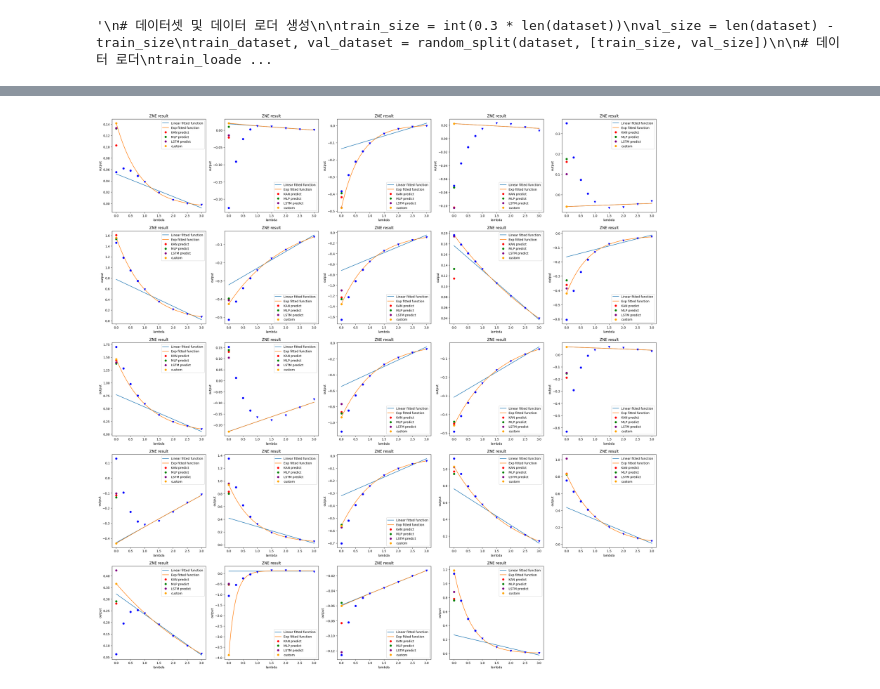
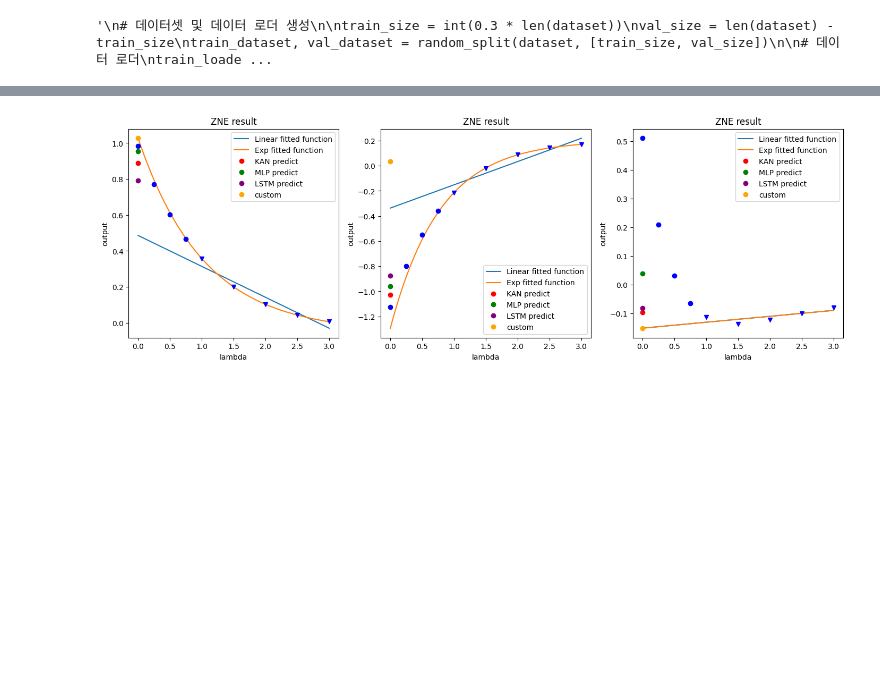
Before and after one commit to pop756/Quantum_KAN, a Jupyter notebook: KAN_error_mitigation.ipynb, the cells around one changed output, grey strips where cells are left out. Cells and saved outputs as stored; diff of their text form; code cells hidden in the pictures; blank space fills up the shorter version.

```diff
--- a/KAN_error_mitigation.ipynb
+++ b/KAN_error_mitigation.ipynb
@@ -569,13 +583,13 @@ class RegressionModel(nn.Module):
 
 model_MLP = RegressionModel()
 criterion = nn.MSELoss()
-optimizer_MLP = torch.optim.Adam(model_MLP.parameters(), lr=0.01)
+optimizer_MLP = torch.optim.Adam(model_MLP.parameters(), lr=0.05)
 
 from kan import KAN
 class Model(nn.Module):
     def __init__(self):
         super(Model, self).__init__()
-        self.KAN = KAN([len(input_list2),len(input_list2)*2-1,1],grid=2)
+        self.KAN = KAN([len(input_list2),len(input_list2)*2-1,1],grid=1)
     def forward(self, x):
         output = self.KAN(x)
         #output = nn.Sigmoid()(output)
@@ -600,7 +614,7 @@ class LSTMModel(nn.Module):
 
 model = Model()
 LSTM_model = LSTMModel(1, 32, 1)
-criterion = nn.MSELoss()
+criterion = nn.L1Loss()
 optimizer = torch.optim.Adam(model.parameters(), lr=0.05)
 optimizer_LSTM = torch.optim.Adam(LSTM_model.parameters(), lr=0.05)
 # %%
@@ -692,8 +706,8 @@ def extrapolate_values_temp(y_data,x_data,label):
     y_linear_0 = linear_func(0, a_linear, b_linear)
 
     # 지수 함수 피팅 초기 추정값 및 범위 설정
-    initial_guess = [0.8, 1, 1]
-    bounds = ([0, -4, -np.inf], [1, 4, np.inf])
+    initial_guess = [0.9, 1, 1]
+    bounds = ([0, -2, -np.inf], [1, 2, np.inf])
 
     params_exp, _ = curve_fit(exp_func, x_data, y_data, p0=initial_guess, bounds=bounds, maxfev=10000)
     a_exp, b_exp, c_exp = params_exp
@@ -772,7 +798,7 @@ def curve_plot(x,y):
     params_linear, _ = curve_fit(linear_func, x, y)
 
     # 지수 함수 피팅 초기 추정값 및 범위 설정
-    initial_guess = [0.8, 1, 1]
+    initial_guess = [0.9, 1, 1]
     bounds = ([0, -4, -np.inf], [1, 4, np.inf])
 
     params_exp, _ = curve_fit(exp_func, x, y, p0=initial_guess, bounds=bounds, maxfev=10000)
@@ -813,7 +839,7 @@ colors = ['red','green','purple','orange']
 models = ['KAN','MLP','LSTM']
 
 for (x,y) in train_dataset:
-    if index <25:
+    if  index <15:
 
 
 
@@ -827,12 +853,12 @@ for (x,y) in train_dataset:
         for index2,output in enumerate(model_outputs):
             plt.plot([0],output[index-1],'o',color=colors[index2],label=f'{models[index2]} predict')
 
-        plt.plot([0],y_temp_list[index-1],'o',color=colors[-1],label = 'custom')
+        #plt.plot([0],y_temp_list[index-1],'o',color=colors[-1],label = 'custom')
         plt.plot(input_list2,list(x),'bv')
         plt.plot([0],y,'bo')
 
         plt.legend()
         index+=1
     else:
-        break
+        index+=1
 # %% [output]
@@ -840,6 +866,6 @@ for (x,y) in train_dataset:
 # %%
 from matplotlib import pyplot as plt
-plt.figure(figsize=(32,32))
+plt.figure(figsize=(48,48))
 index = 1
 x_tensor = None
 y_tensor = None
@@ -858,38 +884,37 @@ y_tensor = torch.reshape(y_tensor,[-1,1])
 
 output_KAN = model(x_tensor).detach().numpy()
 output_MLP = model_MLP(x_tensor).detach().numpy()
 output_LSTM = LSTM_model(x_tensor).detach().numpy()
 
 model_outputs = [output_KAN,output_MLP,output_LSTM]
 colors = ['red','green','purple','orange']
 models = ['KAN','MLP','LSTM']
 
 for (x,y),(x1,y1) in zip(val_dataset,val_dataset_temp):
-    if index <25:
+    if 36<index <40:
 
 
 
 
-        plt.subplot(5,5,index)
+        plt.subplot(8,8,index)
         plt.title("ZNE result")
         plt.xlabel("lambda")
         plt.ylabel("output")
         curve_plot(input_list2,x)
 
         for index2,output in enumerate(model_outputs):
             plt.plot([0],output[index-1],'o',color=colors[index2],label=f'{models[index2]} predict')
 
         plt.plot([0],y_temp_list[index-1],'o',color=colors[-1],label = 'custom')
         plt.plot(input_list1[:4],list(x1[:4]),'bo')
         plt.plot(input_list2,list(x),'bv')
 
-
         plt.legend()
         index+=1
     else:
-        break
+        index+=1
 # %% [output]
-[figure, old version]
+[figure, new version]
 # %%
 import matplotlib.pyplot as plt
 
```
Also changed, not shown: parts of 18 cells of this notebook, 3 other files.
